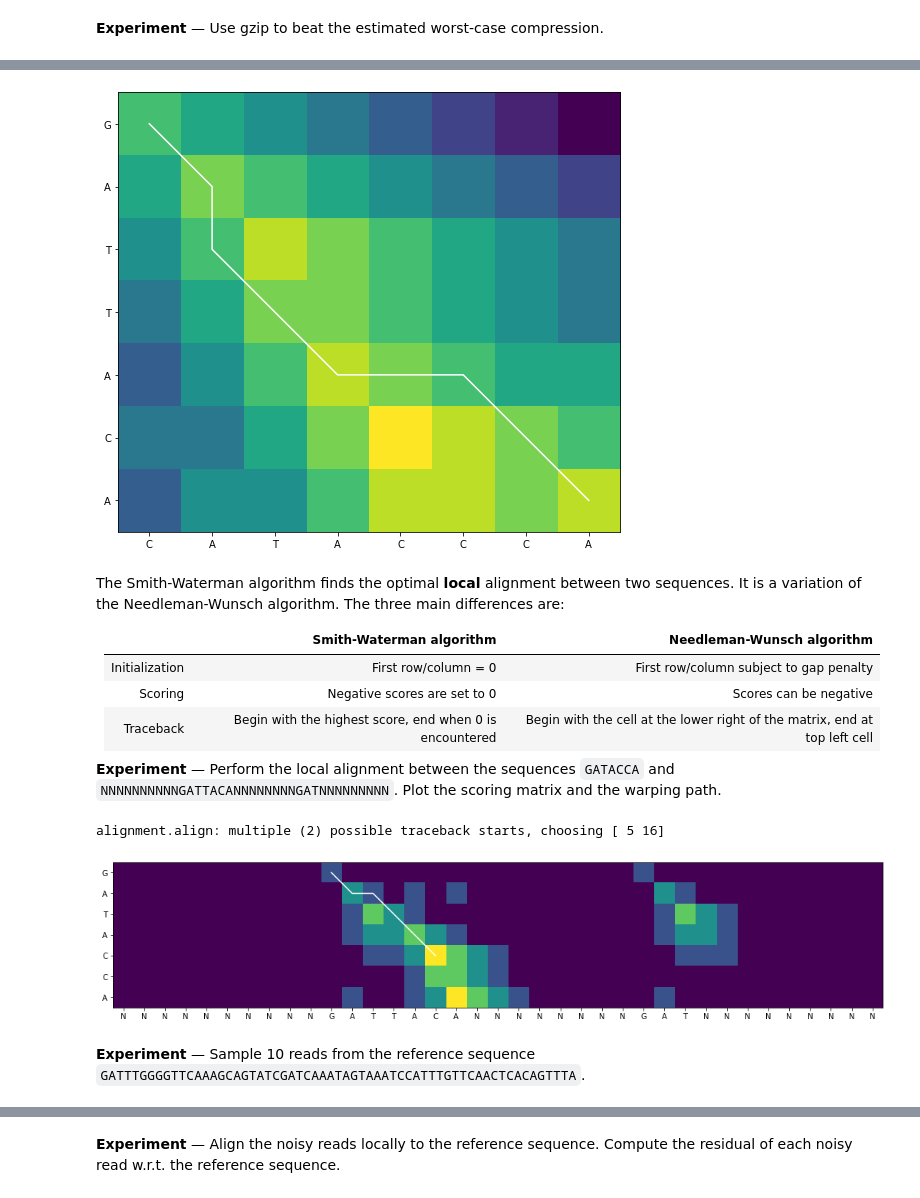
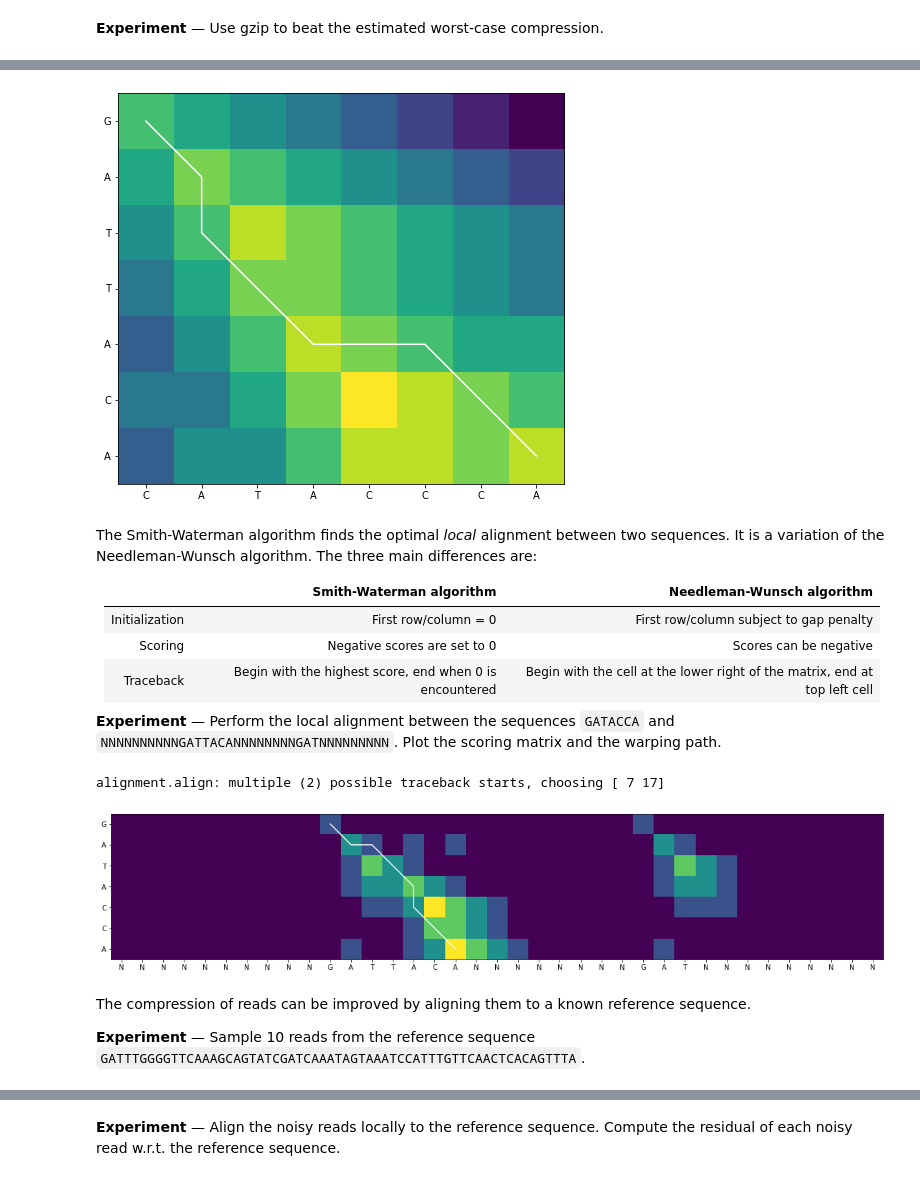
Before and after one commit to xixi019/the_principles_of_dna_sequence_compression, a Jupyter notebook: the_principles_of_dna_sequence_compression.ipynb, the cells around one changed output, grey strips where cells are left out. Drawn from its saved outputs; the diff is of its cells as text; code cells hidden in the pictures.

```diff
--- a/the_principles_of_dna_sequence_compression.ipynb
+++ b/the_principles_of_dna_sequence_compression.ipynb
@@ -145,48 +146,48 @@ The following image illustrates both the scoring and pointer matrixes.
 
 **Experiment** &mdash; Perform the global alignment between the sequences `GATTACA` and `CATACCCA`. Plot the scoring matrix and the warping path.
 # %%
-import alignment
-import matplotlib.pyplot as plt
-
 x = 'GATTACA'
 y = 'CATACCCA'
-x_aligned, y_aligned, path_x, path_y, F = alignment.align(x=x, y=y, mode='global')
+
+x_aligned, y_aligned, path_x, path_y, F = alignment.align(x, y, mode='global')
 
 %matplotlib inline
-plt.figure(figsize=[9, 9])
+plt.figure(figsize=[8, 8])
 plt.imshow(F)
 plt.xticks(ticks=range(len(y)), labels=y)
 plt.yticks(ticks=range(len(x)), labels=x)
-# plt.colorbar()
 plt.plot(path_y, path_x, 'w')
 plt.show()
 # %% [output]
-[figure, old version]
+[figure, new version]
 # %% [markdown]
-The Smith-Waterman algorithm finds the optimal **local** alignment between two sequences. It is a variation of the Needleman-Wunsch algorithm. The three main differences are:
+The Smith-Waterman algorithm finds the optimal *local* alignment between two sequences. It is a variation of the Needleman-Wunsch algorithm. The three main differences are:
 
-|              | Smith-Waterman algorithm | Needleman-Wunsch algorithm              |
-|--------------|--------------------------|-----------------------------------------|
-Initialization | First row/column = 0     | First row/column subject to gap penalty |
-Scoring        | Negative scores are set to 0 | Scores can be negative |
-Traceback      | Begin with the highest score, end when 0 is encountered | Begin with the cell at the lower right of the matrix, end at top left cell |
+|                | Smith-Waterman algorithm                                | Needleman-Wunsch algorithm                                                 |
+|----------------|---------------------------------------------------------|----------------------------------------------------------------------------|
+| Initialization | First row/column = 0                                    | First row/column subject to gap penalty                                    |
+| Scoring        | Negative scores are set to 0                            | Scores can be negative                                                     |
+| Traceback      | Begin with the highest score, end when 0 is encountered | Begin with the cell at the lower right of the matrix, end at top left cell |
 
 **Experiment** &mdash; Perform the local alignment between the sequences `GATACCA` and `NNNNNNNNNNGATTACANNNNNNNNGATNNNNNNNNN`. Plot the scoring matrix and the warping path.
 # %%
 x = 'GATACCA'
 y = 'NNNNNNNNNNGATTACANNNNNNNNGATNNNNNNNNN'
-x_aligned, y_aligned, path_x, path_y, F = alignment.align(x=x, y=y, mode='local')
+
+x_aligned, y_aligned, path_x, path_y, F = alignment.align(x, y, mode='local')
 
 %matplotlib inline
-plt.figure(figsize=[18, 9])
+plt.figure(figsize=[20, 10])
 plt.imshow(F)
 plt.xticks(ticks=range(len(y)), labels=y)
 plt.yticks(ticks=range(len(x)), labels=x)
 plt.plot(path_y, path_x, 'w')
 plt.show()
 # %% [output]
-alignment.align: multiple (2) possible traceback starts, choosing [ 5 16]
+alignment.align: multiple (2) possible traceback starts, choosing [ 7 17]
-[figure, old version]
+[figure, new version]
 # %% [markdown]
+The compression of reads can be improved by aligning them to a known reference sequence.
+
 **Experiment** &mdash; Sample 10 reads from the reference sequence `GATTTGGGGTTCAAAGCAGTATCGATCAAATAGTAAATCCATTTGTTCAACTCACAGTTTA`.
 # %%
```
Also changed, not shown: parts of 14 cells of this notebook.
